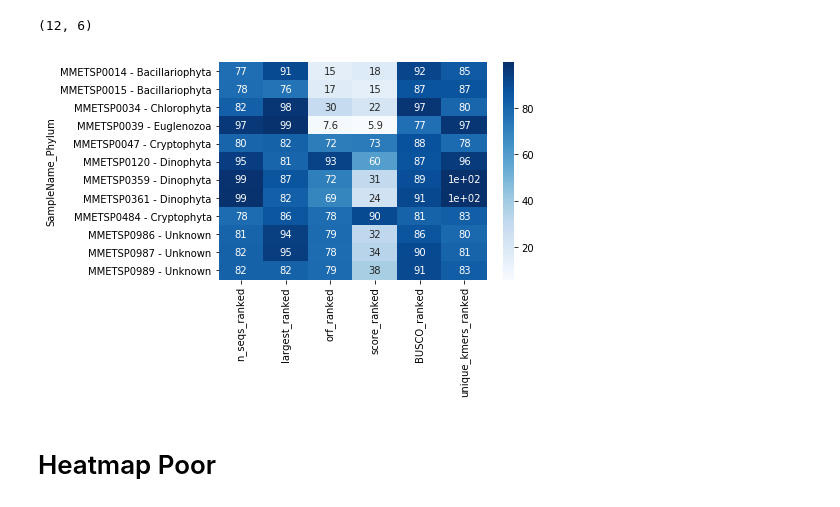
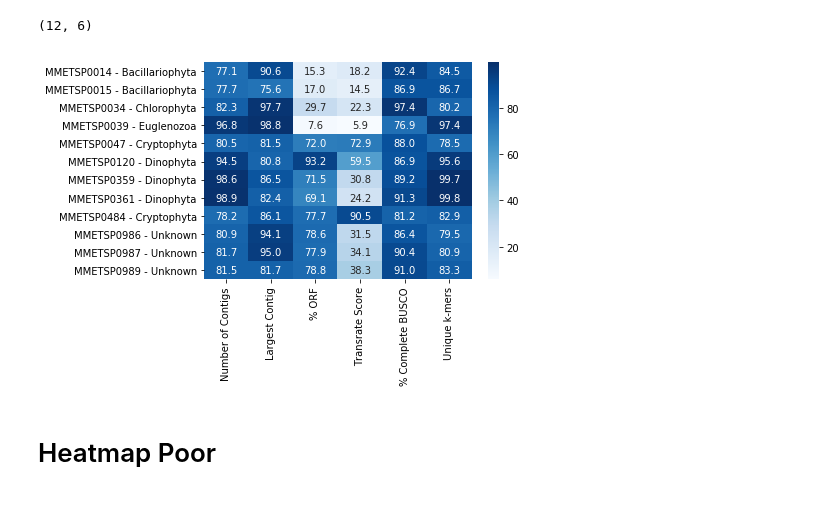
Before and after one commit to johnsolk/MMETSP, a Jupyter notebook: notebooks/MMETSP_subset.ipynb, the cells around one changed output. Drawn from its saved outputs; the diff is of its cells as text; code cells hidden in the pictures.

```diff
--- a/notebooks/MMETSP_subset.ipynb
+++ b/notebooks/MMETSP_subset.ipynb
@@ -691,9 +689,15 @@ import seaborn as sns
 high_heatmap.shape
 # %% [output]
 (12, 6)
-# %%
-sns.heatmap(high_heatmap, annot=True,cmap="Blues");
-# %% [output]
-[figure, removed]
+# %%
+high_heatmap.columns = ["Number of Contigs","Largest Contig","% ORF","Transrate Score","% Complete BUSCO","Unique k-mers"]
+# %%
+ax = sns.heatmap(high_heatmap, annot=True,cmap="Blues",fmt='.1f');
+ax.set_ylabel("")
+fig = ax.get_figure()
+fig.savefig('../paper/heatmap_high.pdf',bbox_inches="tight",dpi=1000)
+fig.savefig('../paper/heatmap_high.png',bbox_inches="tight",dpi=1000)
+# %% [output]
+[figure, added]
 # %% [markdown]
 # Heatmap Poor
```
Also changed, not shown: parts of 6 cells of this notebook, 4 other files.
